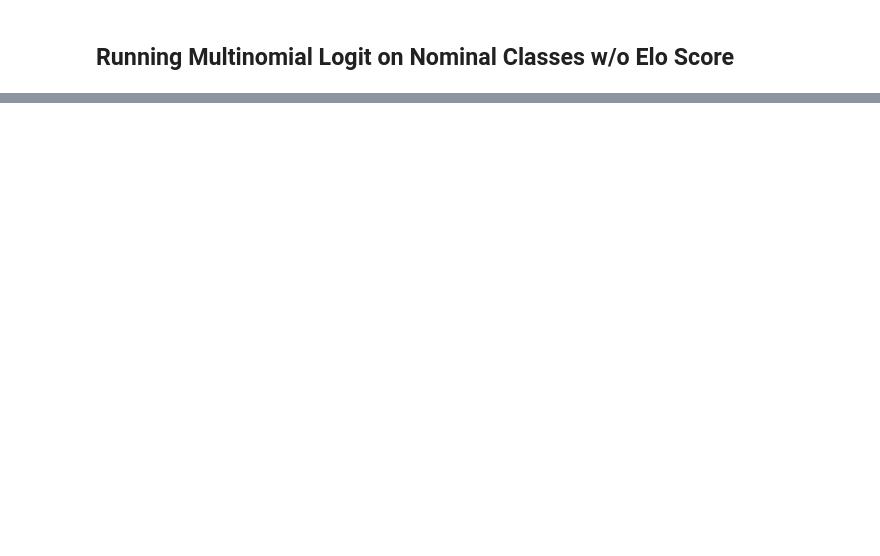
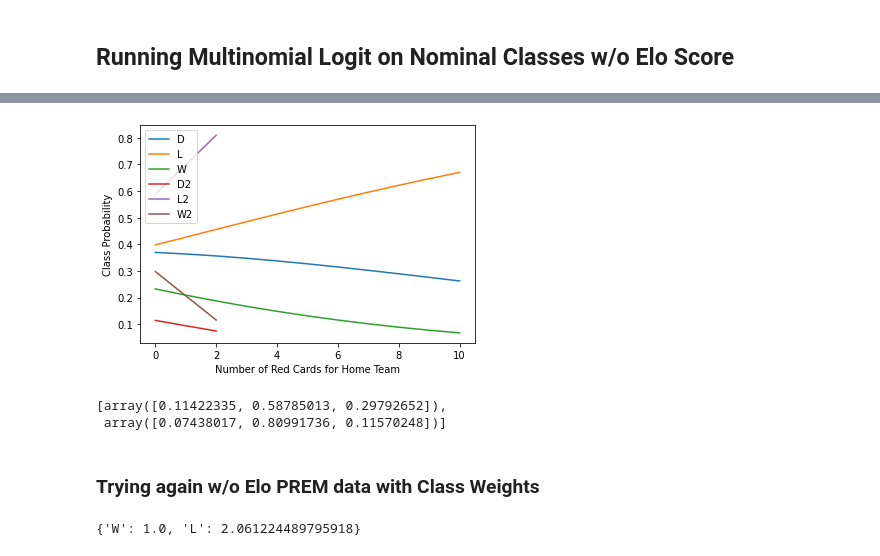
Before and after one commit to kcelebi/euro-football-officials-ML, a Jupyter notebook: pysrc/Logit_v1.ipynb, the cells around one changed output, grey strips where cells are left out. Saved outputs shown, nothing was run; the diff lists cells and outputs as text; code cells hidden in the pictures; blank space fills up the shorter version.

```diff
--- a/pysrc/Logit_v1.ipynb
+++ b/pysrc/Logit_v1.ipynb
@@ -109,0 +121,6 @@ print(metric_suite(clf, X_test, y_test))
+# %%
+r = []
+for i in range(11):
+    ts = np.zeros(58)
+    ts[np.where(X.columns == 'home_team_card_color_r')[0][0]] = i
+    r += [clf.predict_proba(ts.reshape(1, -1))]
@@ -109,0 +136,17 @@ print(metric_suite(clf, X_test, y_test))
+# %%
+plt.plot(np.array(r).reshape(11, 3))
+plt.plot([0,2],[np.unique(data[data['home_team_card_color_r'] == x]['result'], return_counts = True)[1]/np.sum(data['home_team_card_color_r'] == x) for x in [0, 2]]
+)
+plt.legend(labels = list(clf.classes_) + ['D2', 'L2', 'W2'] )
+plt.xlabel('Number of Red Cards for Home Team')
+plt.ylabel('Class Probability')
+plt.show()
+# %% [output]
+[figure, added]
+# %%
+[np.unique(data[data['home_team_card_color_r'] == x]['result'], return_counts = True)[1]/np.sum(data['home_team_card_color_r'] == x) for x in [0, 2]]
+# %% [output]
+[array([0.11422335, 0.58785013, 0.29792652]),
+ array([0.07438017, 0.80991736, 0.11570248])]
+# %% [markdown]
+### Trying again w/o Elo PREM data with Class Weights
@@ -109,0 +175,4 @@ print(metric_suite(clf, X_test, y_test))
+# %%
+weights
+# %% [output]
+{'W': 1.0, 'L': 2.061224489795918}
```
Also changed, not shown: parts of 21 cells of this notebook, 1 other file.
